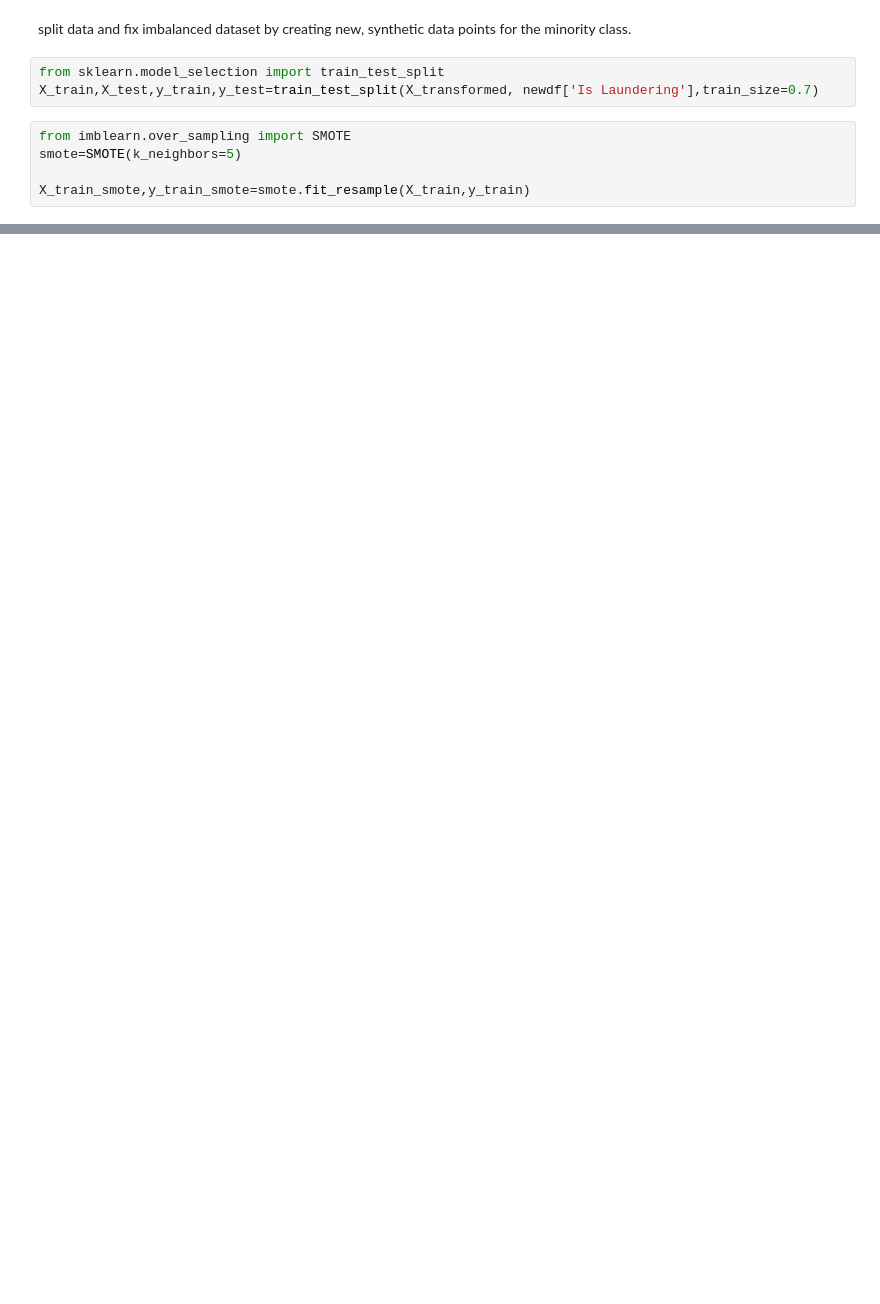
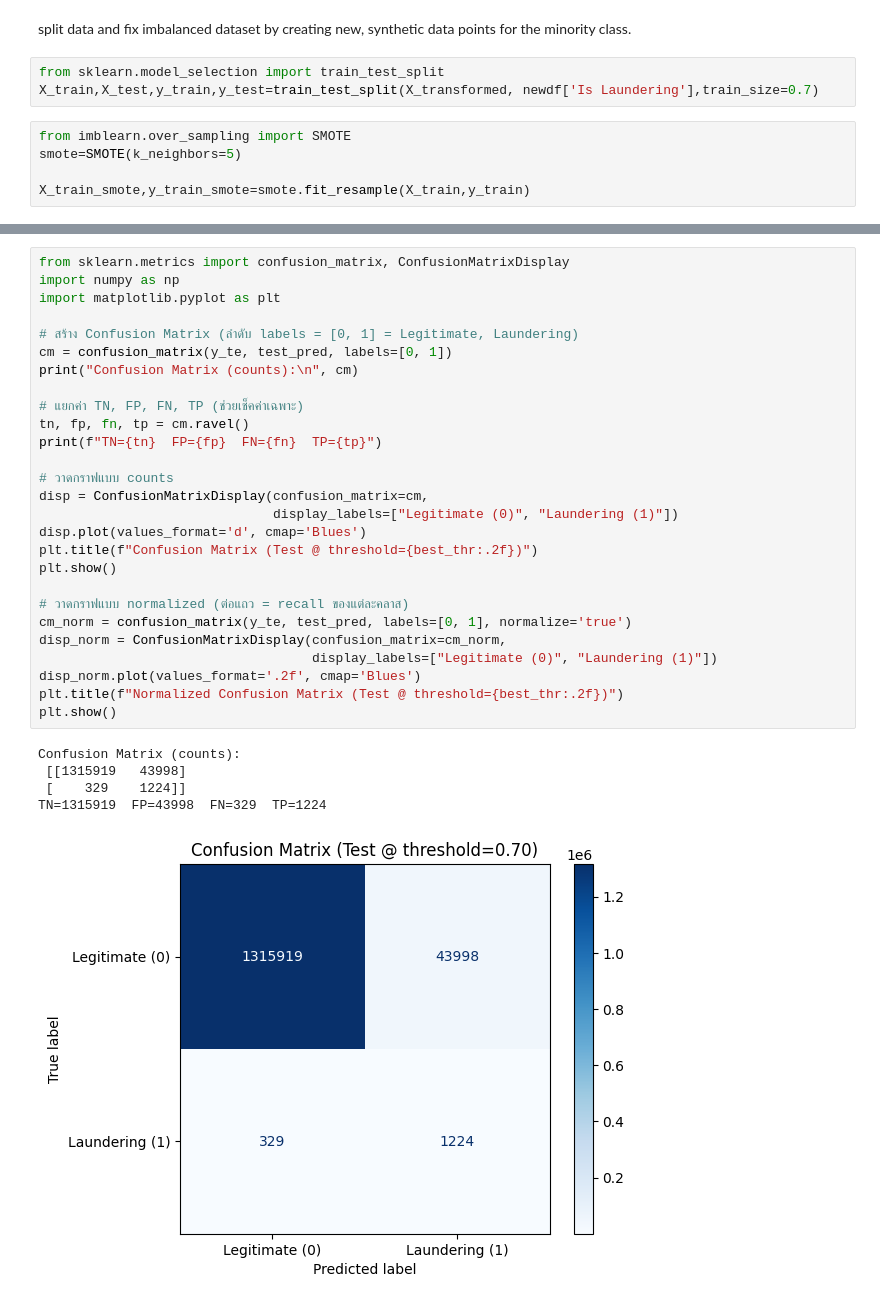
Before and after one commit to Jarukit-Jack/Anti-Money-Laundering-Datamining, a Jupyter notebook: XGBoost/roc-auc-97.ipynb, the cells around one changed output, grey strips where cells are left out. Cells and saved outputs as stored; diff of their text form; blank space fills up the shorter version.

```diff
--- a/XGBoost/roc-auc-97.ipynb
+++ b/XGBoost/roc-auc-97.ipynb
@@ -556,0 +713,33 @@ TPR (Verification): 0.5562
+# %%
+from sklearn.metrics import confusion_matrix, ConfusionMatrixDisplay
+import numpy as np
+import matplotlib.pyplot as plt
+
+# สร้าง Confusion Matrix (ลำดับ labels = [0, 1] = Legitimate, Laundering)
+cm = confusion_matrix(y_te, test_pred, labels=[0, 1])
+print("Confusion Matrix (counts):\n", cm)
+
+# แยกค่า TN, FP, FN, TP (ช่วยเช็คค่าเฉพาะ)
+tn, fp, fn, tp = cm.ravel()
+print(f"TN={tn}  FP={fp}  FN={fn}  TP={tp}")
+
+# วาดกราฟแบบ counts
+disp = ConfusionMatrixDisplay(confusion_matrix=cm,
+                              display_labels=["Legitimate (0)", "Laundering (1)"])
+disp.plot(values_format='d', cmap='Blues')
+plt.title(f"Confusion Matrix (Test @ threshold={best_thr:.2f})")
+plt.show()
+
+# วาดกราฟแบบ normalized (ต่อแถว = recall ของแต่ละคลาส)
+cm_norm = confusion_matrix(y_te, test_pred, labels=[0, 1], normalize='true')
+disp_norm = ConfusionMatrixDisplay(confusion_matrix=cm_norm,
+                                   display_labels=["Legitimate (0)", "Laundering (1)"])
+disp_norm.plot(values_format='.2f', cmap='Blues')
+plt.title(f"Normalized Confusion Matrix (Test @ threshold={best_thr:.2f})")
+plt.show()
+# %% [output]
+Confusion Matrix (counts):
+ [[1315919   43998]
+ [    329    1224]]
+TN=1315919  FP=43998  FN=329  TP=1224
+[figure, added]
```
Also changed, not shown: parts of 33 cells of this notebook, 2 other files.
